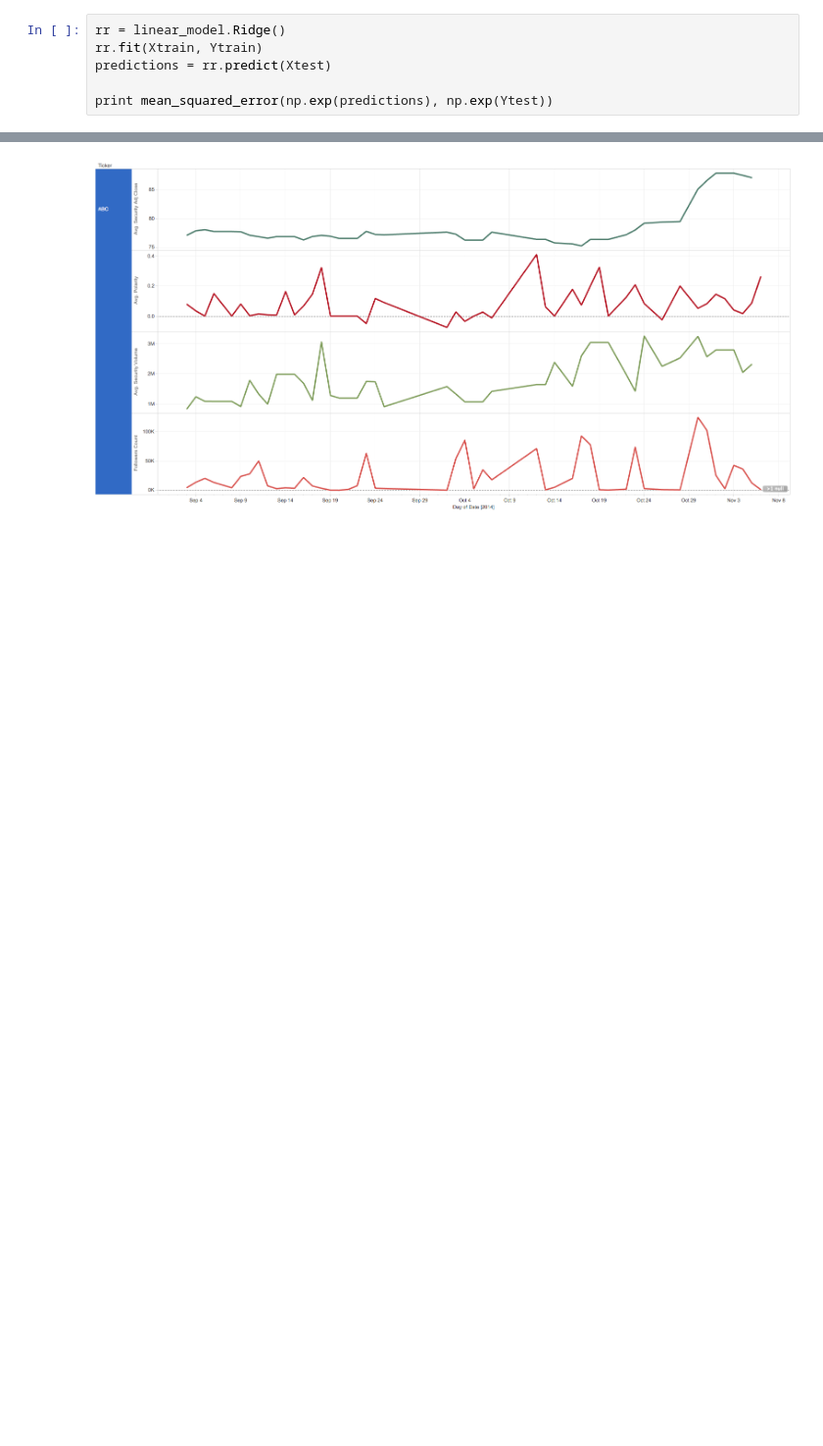
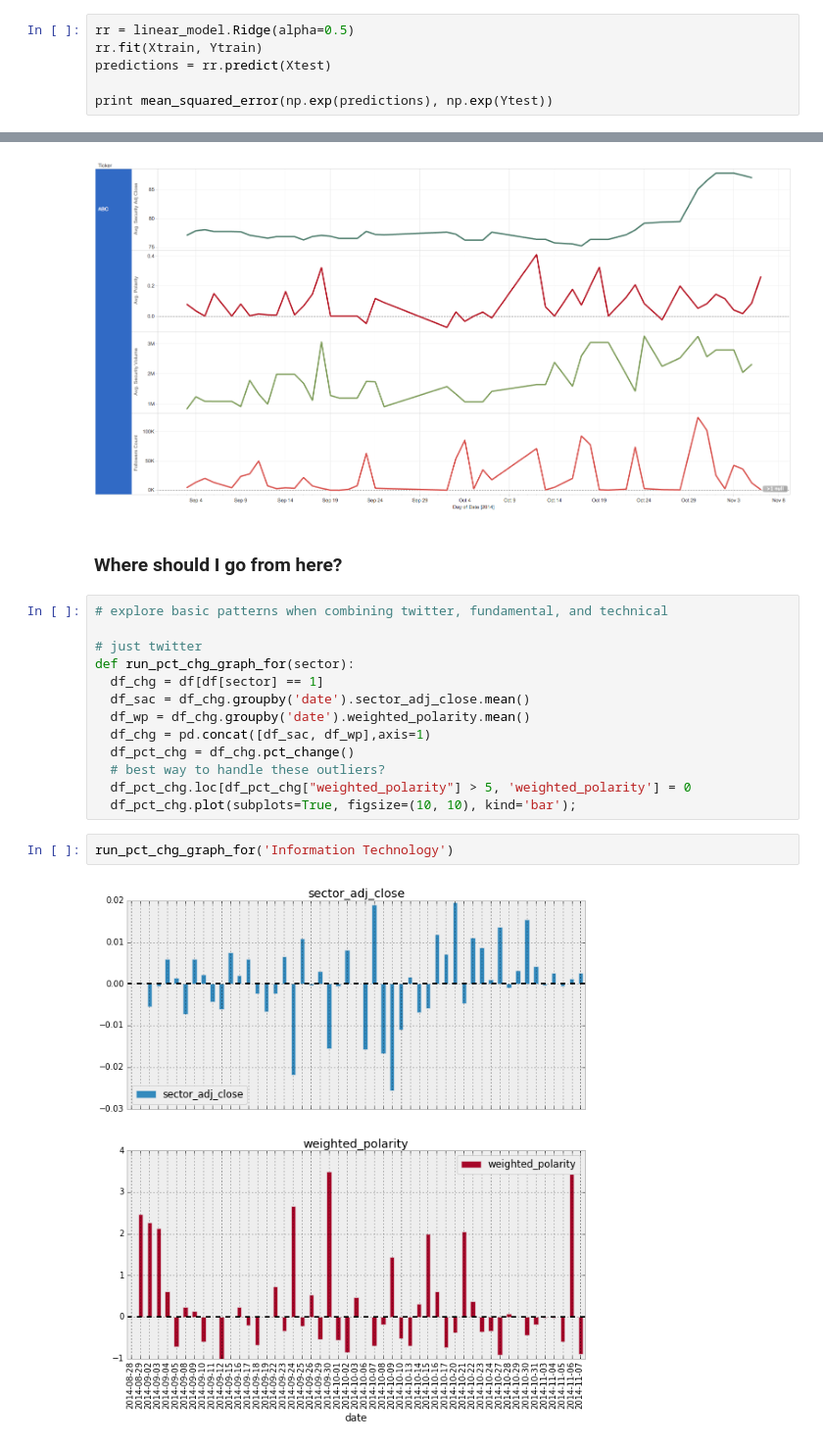
Before and after one commit to bcutrell/ga_data_science, a Jupyter notebook: final_project/equitweet.ipynb, the cells around one changed output, grey strips where cells are left out. Shown at 98% size. Cells and saved outputs as stored; diff of their text form; blank space fills up the shorter version.

```diff
--- a/final_project/equitweet.ipynb
+++ b/final_project/equitweet.ipynb
@@ -266,5 +279,5 @@ R2: 0.994810691879
 # %%
-rr = linear_model.Ridge()
+rr = linear_model.Ridge(alpha=0.5)
 rr.fit(Xtrain, Ytrain)
 predictions = rr.predict(Xtest)
 
@@ -321,3 +443,22 @@ Image('/Users/bcutrell/python/ga_data_science/final_project/img/equitweet_backte
 Image('/Users/bcutrell/python/ga_data_science/final_project/img/abc_stock.png', height=700, width=750)
 # %% [output]
 [figure]
+# %% [markdown]
+### Where should I go from here?
+# %%
+# explore basic patterns when combining twitter, fundamental, and technical
+
+# just twitter
+def run_pct_chg_graph_for(sector):
+  df_chg = df[df[sector] == 1]
+  df_sac = df_chg.groupby('date').sector_adj_close.mean()
+  df_wp = df_chg.groupby('date').weighted_polarity.mean()
+  df_chg = pd.concat([df_sac, df_wp],axis=1)
+  df_pct_chg = df_chg.pct_change()
+  # best way to handle these outliers?
+  df_pct_chg.loc[df_pct_chg["weighted_polarity"] > 5, 'weighted_polarity'] = 0
+  df_pct_chg.plot(subplots=True, figsize=(10, 10), kind='bar');
+# %%
+run_pct_chg_graph_for('Information Technology')
+# %% [output]
+[figure, added]
```
Also changed, not shown: parts of 53 cells of this notebook, 1 other file.
